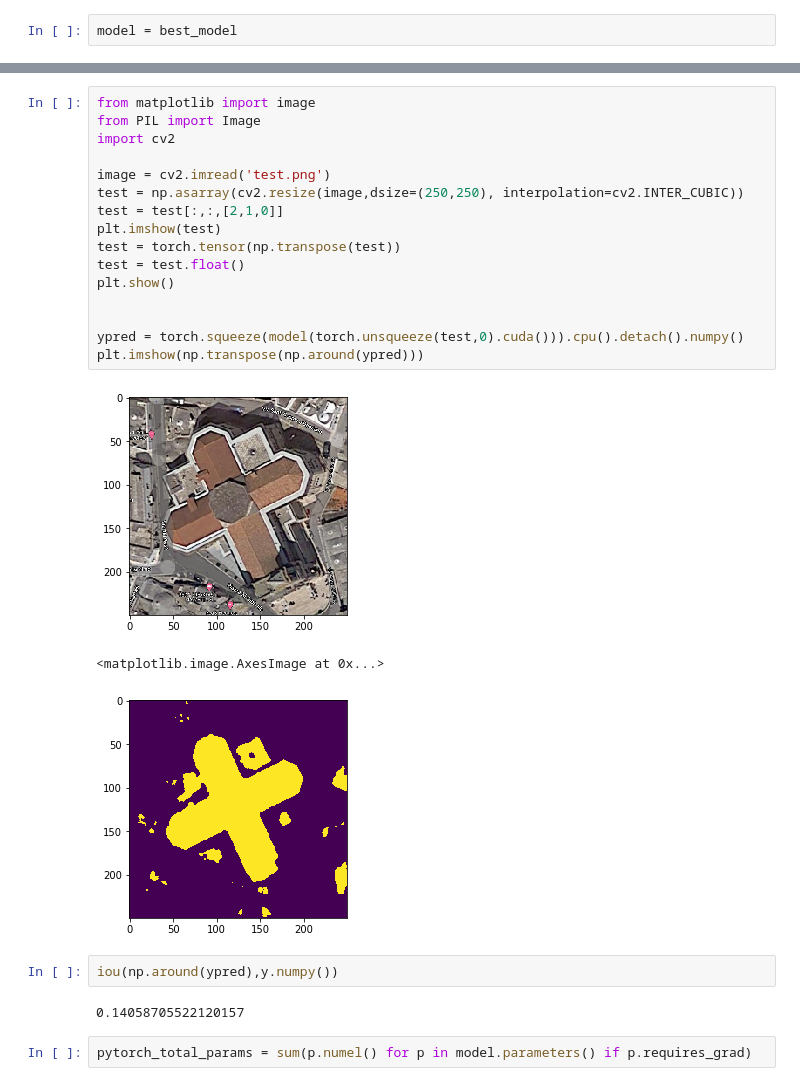
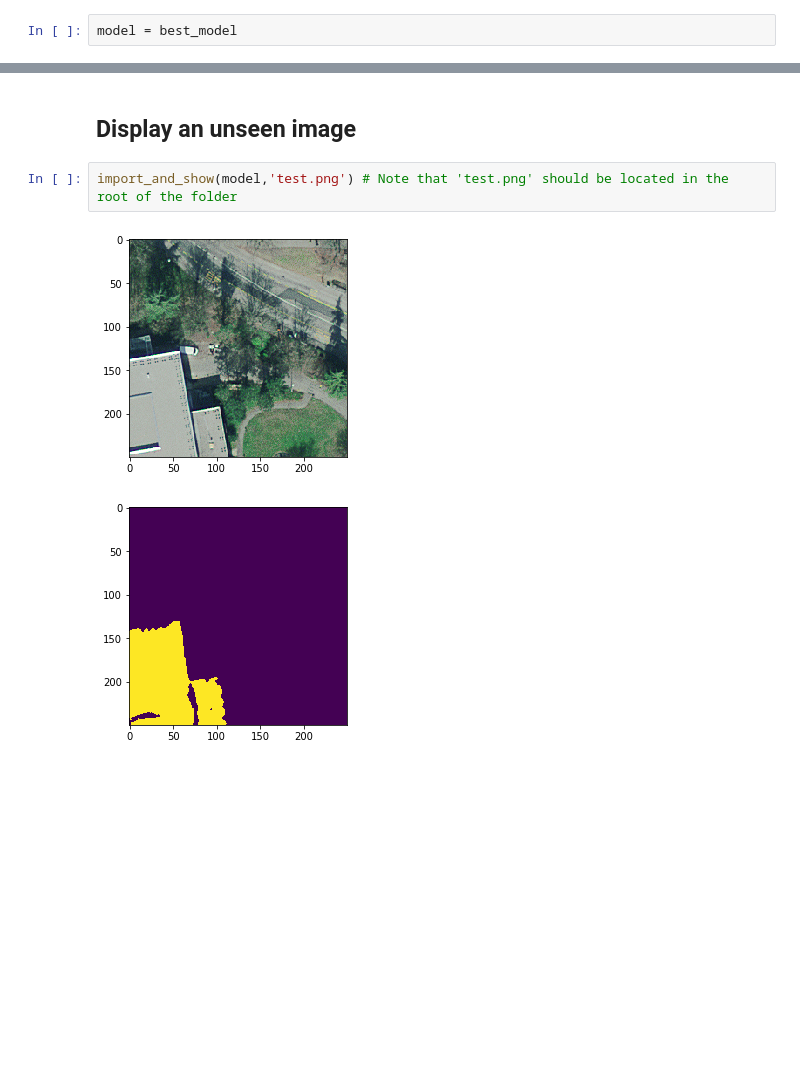
Before and after one commit to riccardocadei/photovoltaic-detection, a Jupyter notebook: main.ipynb, the cells around one changed output, grey strips where cells are left out. Drawn from its saved outputs; the diff is of its cells as text; blank space fills up the shorter version.

```diff
--- a/main.ipynb
+++ b/main.ipynb
@@ -180,26 +187,7 @@ print(iou(np.around(ypred),y.numpy()),accuracy(np.around(ypred),y.numpy()))
-# %%
-from matplotlib import image
-from PIL import Image
-import cv2
-
-image = cv2.imread('test.png')
-test = np.asarray(cv2.resize(image,dsize=(250,250), interpolation=cv2.INTER_CUBIC))
-test = test[:,:,[2,1,0]]
-plt.imshow(test)
-test = torch.tensor(np.transpose(test))
-test = test.float()
-plt.show()
-
-
-ypred = torch.squeeze(model(torch.unsqueeze(test,0).cuda())).cpu().detach().numpy()
-plt.imshow(np.transpose(np.around(ypred)))
-# %% [output]
-[figure, removed]
-<matplotlib.image.AxesImage at 0x...>
-[figure, removed]
-# %%
-iou(np.around(ypred),y.numpy())
-# %% [output]
-0.14058705522120157
-# %%
-pytorch_total_params = sum(p.numel() for p in model.parameters() if p.requires_grad)
+# %% [markdown]
+## Display an unseen image
+# %%
+import_and_show(model,'test.png') # Note that 'test.png' should be located in the root of the folder
+# %% [output]
+[figure, added]
+[figure, added]
```
Also changed, not shown: parts of 18 cells of this notebook.
